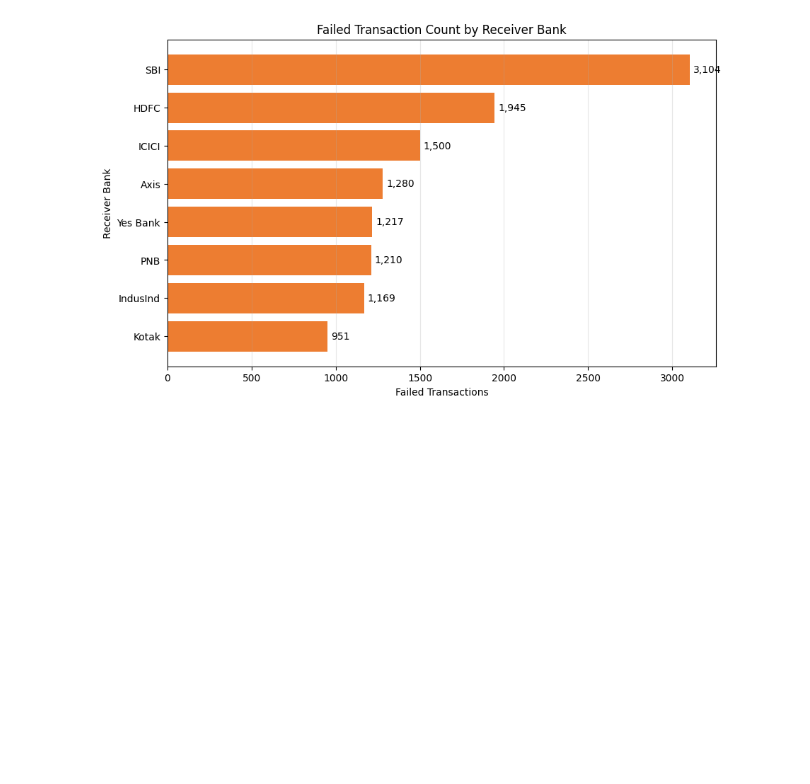
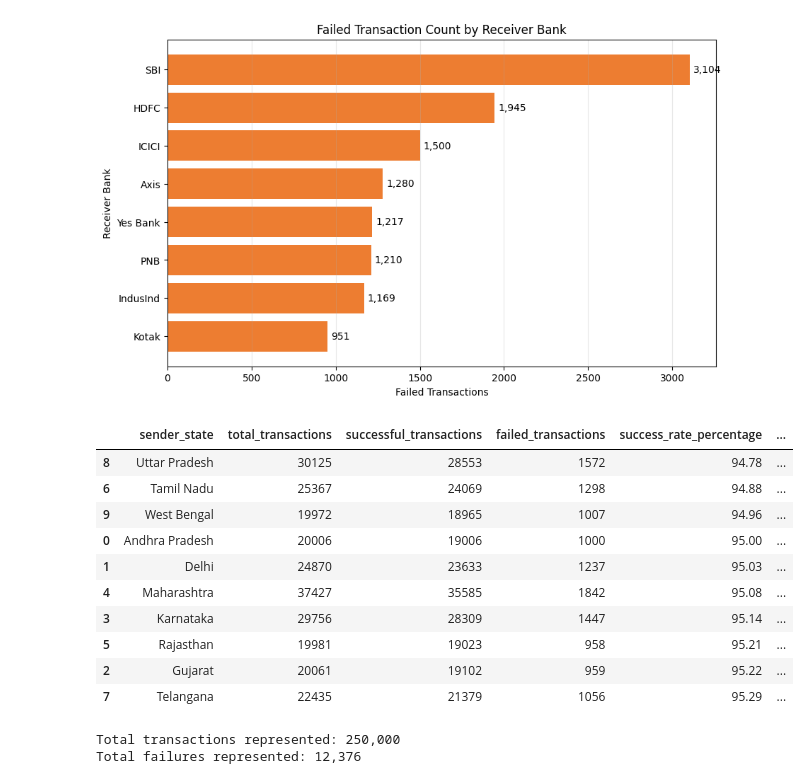
Before and after one commit to KaviyaVelmurugan/upi-transaction-intelligence-platform, a Jupyter notebook: notebooks/02_eda.ipynb, the cells around one changed output. Drawn from its saved outputs; the diff is of its cells as text; code cells hidden in the pictures; blank space fills up the shorter version.

```diff
--- a/notebooks/02_eda.ipynb
+++ b/notebooks/02_eda.ipynb
@@ -1459,0 +1466,29 @@ plt.show()
+# %%
+sender_state_status = build_status_summary(df, "sender_state")
+sender_state_status
+# %% [output]
+|  | sender_state | total_transactions | successful_transactions | failed_transactions | success_rate_percentage | ... |
+| 8 | Uttar Pradesh | 30125 | 28553 | 1572 | 94.78 | ... |
+| 6 | Tamil Nadu | 25367 | 24069 | 1298 | 94.88 | ... |
+| 9 | West Bengal | 19972 | 18965 | 1007 | 94.96 | ... |
+| 0 | Andhra Pradesh | 20006 | 19006 | 1000 | 95.00 | ... |
+| 1 | Delhi | 24870 | 23633 | 1237 | 95.03 | ... |
+| 4 | Maharashtra | 37427 | 35585 | 1842 | 95.08 | ... |
+| 3 | Karnataka | 29756 | 28309 | 1447 | 95.14 | ... |
+| 5 | Rajasthan | 19981 | 19023 | 958 | 95.21 | ... |
+| 2 | Gujarat | 20061 | 19102 | 959 | 95.22 | ... |
+| 7 | Telangana | 22435 | 21379 | 1056 | 95.29 | ... |
+# %%
+# Verify the totals
+print(
+    "Total transactions represented:",
+    f"{sender_state_status['total_transactions'].sum():,}"
+)
+
+print(
+    "Total failures represented:",
+    f"{sender_state_status['failed_transactions'].sum():,}"
+)
+# %% [output]
+Total transactions represented: 250,000
+Total failures represented: 12,376
```
Also changed, not shown: parts of 3 cells of this notebook, 1 other file.
